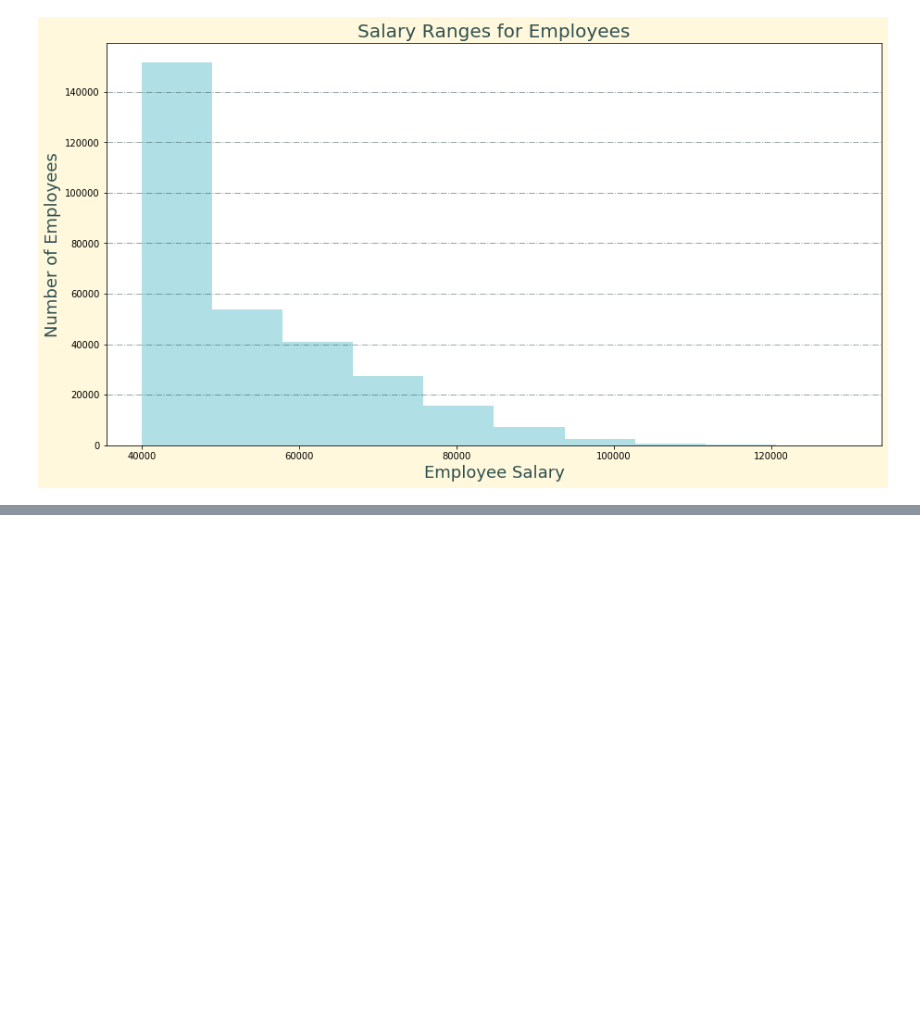
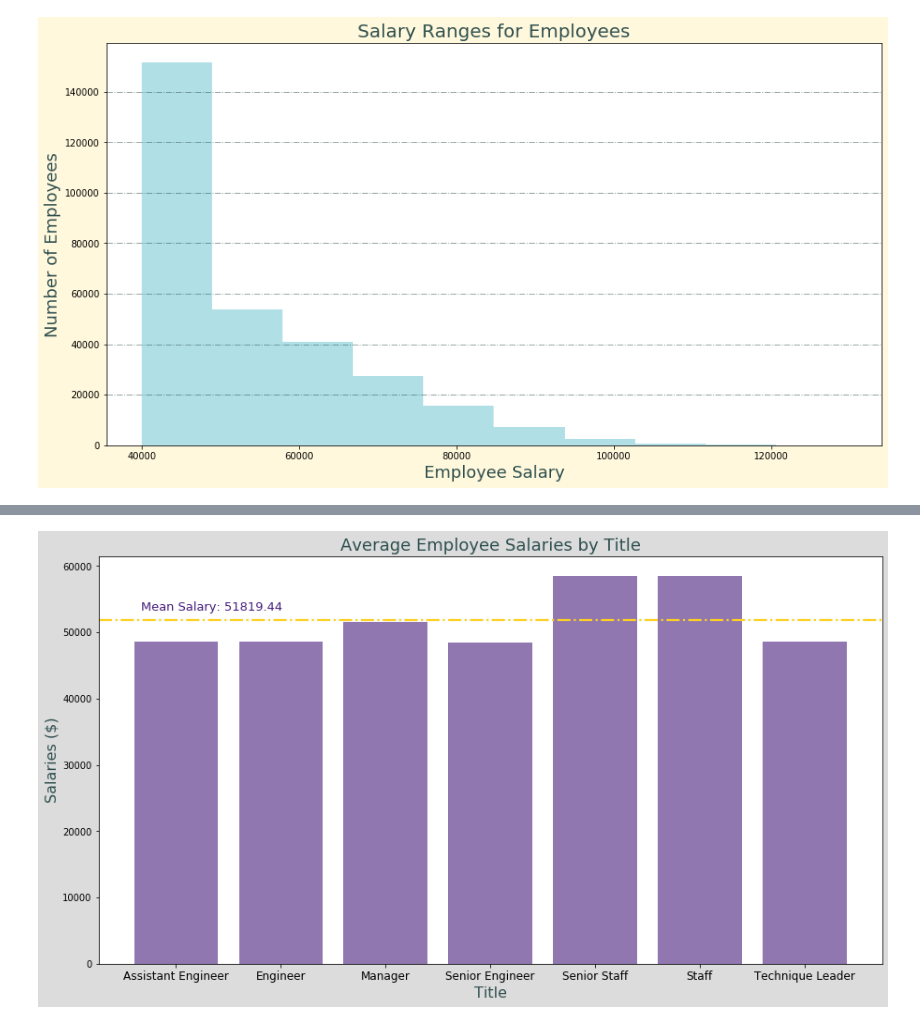
Before and after one commit to tylerhill122/sql-challenge, a Jupyter notebook: EmployeeSQL/Employee_SQL_analysis.ipynb, the cells around one changed output, grey strips where cells are left out. Saved outputs shown, nothing was run; the diff lists cells and outputs as text; code cells hidden in the pictures; blank space fills up the shorter version.

Commit message:
average employee salaries by title bar chart

```diff
--- a/EmployeeSQL/Employee_SQL_analysis.ipynb
+++ b/EmployeeSQL/Employee_SQL_analysis.ipynb
@@ -68,0 +96,5 @@ Text(0.5, 1.0, 'Salary Ranges for Employees')
+# %%
+title_data = pd.read_sql('SELECT * FROM titles', conn)
+title_data = title_data.rename(columns={'title_id':'emp_title'})
+# %%
+emp_sal_title = pd.merge(emp_salary, title_data, how='inner', on='emp_title')
@@ -68,0 +110,3 @@ Text(0.5, 1.0, 'Salary Ranges for Employees')
+# %%
+avg_sal = emp_sal_title.groupby('title')['salary'].mean().reset_index()
+avg_sal
@@ -68,0 +122,16 @@ Text(0.5, 1.0, 'Salary Ranges for Employees')
+# %%
+sal = avg_sal['salary']
+title = avg_sal['title']
+sal_range = range(len(avg_sal))
+# %%
+bar = plt.figure(figsize=[15,8], facecolor='gainsboro')
+plt.bar(sal_range, sal, facecolor='#461D7C', alpha=0.6)
+plt.title('Average Employee Salaries by Title', fontsize=18, color='darkslategray')
+plt.ylabel('Salaries ($)', fontsize=16, color='darkslategray')
+plt.xlabel('Title', fontsize=16, color='darkslategray')
+plt.xticks(sal_range, title, fontsize=12)
+plt.axhline(y=sal.mean(),linewidth=2.2,linestyle='-.', color='#FDD023', label='Mean Salary')
+plt.annotate(f'Mean Salary: {round(sal_mean,2)}',(-0.33,53333), color='#461D7C', fontsize=13)
+plt.show()
+# %% [output]
+[figure, added]
```
Also changed, not shown: parts of 9 cells of this notebook.
